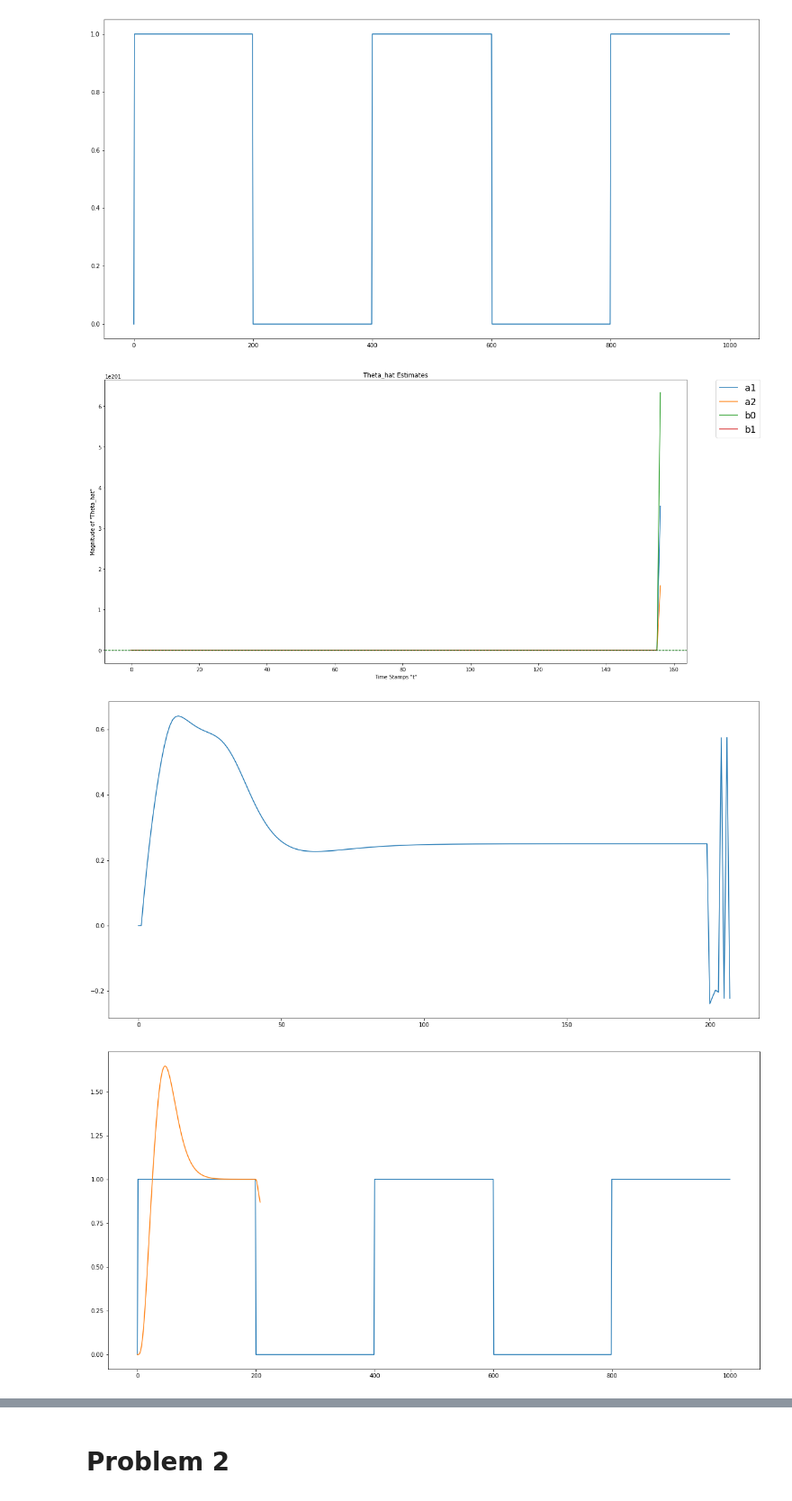
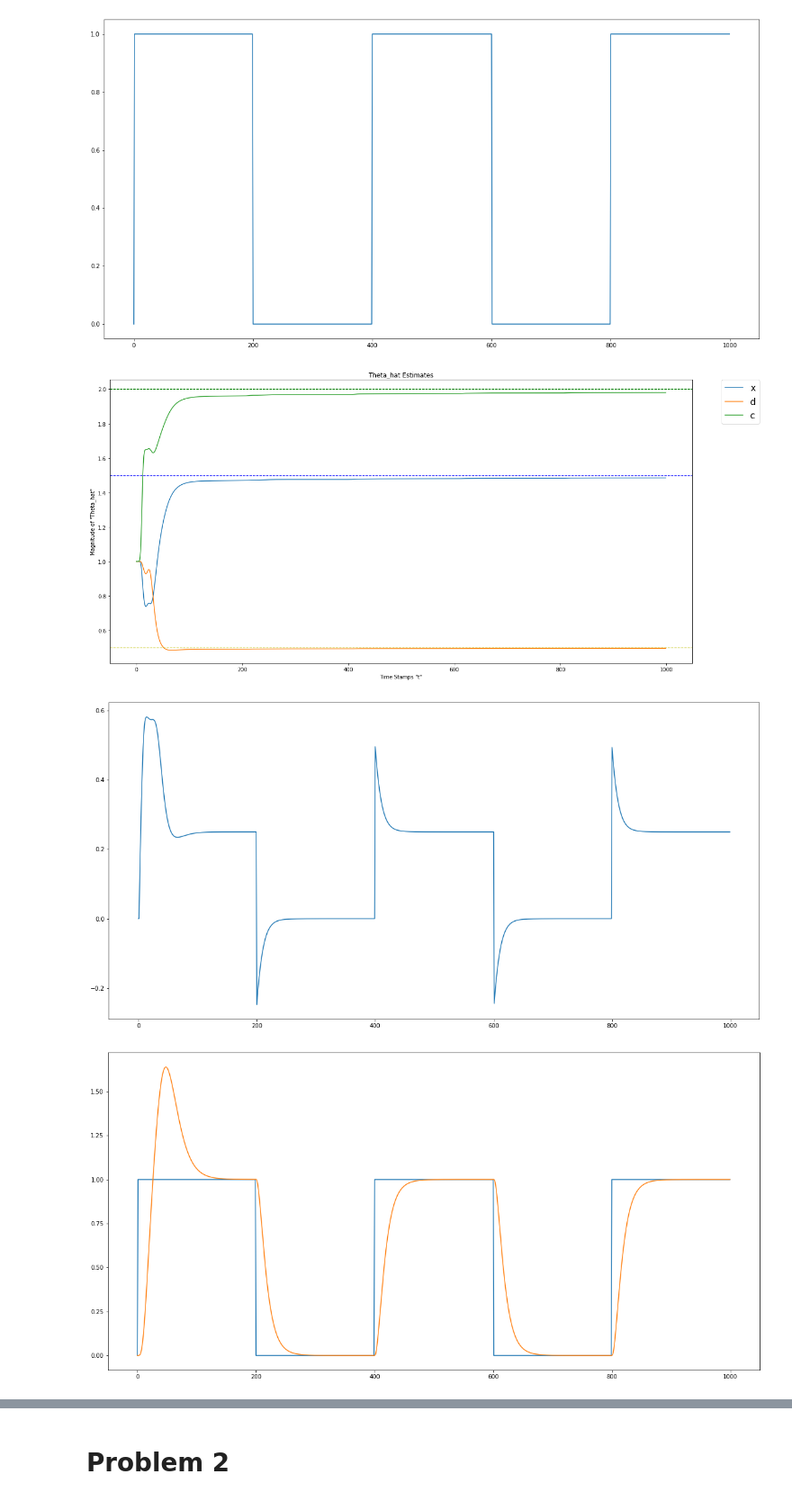
Before and after one commit to cplan082-tech/Adaptive_Control, a Jupyter notebook: assignments/A2/Clive_Plante_hw2.ipynb, the cells around one changed output, grey strips where cells are left out. Shown at 90% size. Drawn from its saved outputs; the diff is of its cells as text; code cells hidden in the pictures.

```diff
--- a/assignments/A2/Clive_Plante_hw2.ipynb
+++ b/assignments/A2/Clive_Plante_hw2.ipynb
@@ -204,14 +204,19 @@ T, q = sp.symbols('T q')
 
 bilinear_T = (2/T)*((1 - q**(-1))/(1 + q**(-1)))
 
+H_fy2 = collect(simplify(expand(((s**2)*H_f).subs(s,bilinear_T))), q)
 H_fy1 = collect(simplify(expand((s*H_f).subs(s,bilinear_T))), q)
 H_fy0 = collect(simplify(expand((H_f).subs(s,bilinear_T))), q)
 H_fu0 = collect(simplify(expand((H_f).subs(s,bilinear_T))), q)
 
+obj_H_fy2 = numden_coeff(H_fy2, q)
 obj_H_fy1 = numden_coeff(H_fy1, q)
 obj_H_fy0 = numden_coeff(H_fy0, q)
 obj_H_fu0 = numden_coeff(H_fu0, q)
 
+
+aH_fy2 = obj_H_fy2.lst_denum_coeff
+bH_fy2 = obj_H_fy2.lst_num_coeff
 aH_fy1 = obj_H_fy1.lst_denum_coeff
 bH_fy1 = obj_H_fy1.lst_num_coeff
 aH_fy0 = obj_H_fy0.lst_denum_coeff
@@ -250,0 +264,6 @@ u0_k = -u0_k_1*aH_fu0[1] - u0_k_2*aH_fu0[2] + u_k*bH_fu0[0] + u_k_1*bH_fu0[1] +
+# %%
+y2_k, y2_k_1, y2_k_2 = sp.symbols('y_{2}(k) y_{2}(k-1) y_{2}(k-2)')
+
+equ = sp.Eq(y2_k, -y2_k_1*aH_fy2[1] - y2_k_2*aH_fy2[2] + y_k*bH_fy2[0] + y_k_1*bH_fy2[1] + y_k_2*bH_fy2[2])
+yk = sp.solve(equ, y_k)[0]
+yk
@@ -340,7 +364,7 @@ obj_G_ = numden_coeff(G_, q)
 aG_ = obj_G_.lst_denum_coeff
 bG_ = obj_G_.lst_num_coeff
 
-yk = -y_k_1*aG_[1] - y_k_2*aG_[2] + u_k*bG_[0] + u_k_1*bG_[1] + u_k_2*bG_[2]
+# yk = -y_k_1*aG_[1] - y_k_2*aG_[2] + u_k*bG_[0] + u_k_1*bG_[1] + u_k_2*bG_[2]
 # %% [markdown]
 Performing a bilinear transformation on $G(s)$ yeilds
 
@@ -372,7 +396,8 @@ uk_ = uk.subs([(T,T_val),(s0, s_0), (s1, s_1), (r1 ,r_1), (a0, a_0_val)])
 y1_k_func = sp.lambdify([y_k, y_k_2, y1_k_1, y1_k_2], y1_k_)
 y0_k_func = sp.lambdify([y_k, y_k_1, y_k_2, y0_k_1, y0_k_2], y0_k_)
 u0_k_func = sp.lambdify([u_k, u_k_1, u_k_2, u0_k_1, u0_k_2], u0_k_)
-yk_func = sp.lambdify([u_k, u_k_1, u_k_2, y_k_1, y_k_2, c, d], yk_)
+# yk_func = sp.lambdify([u_k, u_k_1, u_k_2, y_k_1, y_k_2, c, d], yk_)
+yk_func = sp.lambdify([y2_k, y2_k_1, y2_k_2, y_k_1, y_k_2], yk_)
 uk_func = sp.lambdify([u_k_1, uc_k, uc_k_1, y_k, y_k_1, c, d], uk_)
 # %% [markdown]
 The for the implementation of the design, a sampling period of {{T_val}} ($T =\;${{T_val}}) and an observer polynomial parameter of {{a_0_val}} ($a_0 = \;${{a_0_val}}) will be used. The difference equations for $y_1(kT), y_0(kT), u_0(kT), u(kT)$ and $y(kT)$ become
@@ -416,6 +441,7 @@ theta_hat = [np.array([1]*3).reshape(-1,1) for _ in range(starting_samples)]
 y = [0]*starting_samples
 u = [0]*starting_samples
 
+y2 = [0]*starting_samples
 y1 = [0]*starting_samples
 y0 = [0]*starting_samples
 u0 = [0]*starting_samples
@@ -426,41 +452,47 @@ p = 100*I
 
 for k in range(2,sample_depth):
     phi = np.array([-y1[-1], -y0[-1], u0[-1]]).reshape(-1,1)
 
-    theta_hat.append(theta_hat[-1] + T_val*(p@phi)*(phi.T@theta0 - phi.T@theta_hat[-1]))
-    p = p + T_val*(lam*I - p@phi@phi.T)@p
+#     theta_hat.append(theta_hat[-1] + T_val*(p@phi)*(phi.T@theta0 - phi.T@theta_hat[-1]))
+#     p + T_val*(lam*I - p@phi@phi.T)@p
+
+    y2.append(np.reshape(phi.T@theta0, ()))
 
 #     theta_hat.append(T_val*(p@phi)*(phi.T@theta0 - phi.T@theta_hat[-1]))
 #     p = p + T_val*(lamb*I - p@phi@phi.T)@p
 
 #     K = p@phi@inv(lam + phi.T@p@phi)
 #     theta_hat.append(theta_hat[-1] + K*(phi.T@theta0 - phi.T@theta_hat[-1]))
 #     p = (I - K@phi.T)@p/lam
 
-#     p = inv(inv(p) + phi@phi.T)
-#     K = p@phi
-#     theta_hat.append(theta_hat[-1] + K*(np.reshape(phi.T@theta0, ()) - phi.T@theta_hat[-1]))
+    p = inv(inv(p) + phi@phi.T)
+    K = p@phi
+    theta_hat.append(theta_hat[-1] + K*(np.reshape(phi.T@theta0, ()) - phi.T@theta_hat[-1]))
 
 #     u.append(np.reshape(uk_func(u[k-1], u_c[k], u_c[k-1], phi.T@theta0, y[k-1], theta_hat[-1][2], theta_hat[-1][1]), ()))
 #     y.append(np.reshape(yk_func(u[k], u[k-1], u[k-2], y[k-1], y[k-2], theta_hat[k][2], theta_hat[-1][1]), ()))
 
-    u.append(np.reshape(uk_func(u[k-1], u_c[k], u_c[k-1], y[-1], y[-2], theta_hat[-1][2], theta_hat[-1][1]), ()))
-    y.append(np.reshape(yk_func(u[k], u[k-1], u[k-2], y[-1], y[-2], theta_hat[k][2], theta_hat[-1][1]), ()))
+    y.append(np.reshape(yk_func(y2[k], y2[k-1], y2[k-2], y[k-1], y[k-2]), ()))
+    u.append(np.reshape(uk_func(u[k-1], u_c[k], u_c[k-1], y[k], y[k-1], theta_hat[-1][2], theta_hat[-1][1]), ()))
+
+    if (m.isnan(y[k])):
+        print(k)
+
 
     y1.append(np.reshape(y1_k_func(y[k], y[k-2], y1[k-1], y1[k-2]), ()))
     y0.append(np.reshape(y0_k_func(y[k], y[k-1], y[k-2], y0[k-1], y0[k-2]), ()))
     u0.append(np.reshape(u0_k_func(u[k], u[k-1], u[k-2], u0[k-1], u0[k-2]), ()))
 
 
-df_theta = pd.DataFrame(np.asarray(theta_hat).reshape(-1,4,), columns=['a1', 'a2', 'b0', 'b1'])
+df_theta = pd.DataFrame(np.asarray(theta_hat).reshape(-1,3,), columns=['x', 'd', 'c'])
 theta_hat_ploter(df_theta, theta0, 'Theta_hat Estimates')
 plt.plot(t,u)
 plt.show()
 
 plt.plot(t,u_c)
 plt.plot(t,y)
 plt.show()
 # %% [output]
-[figure, old version]
+[figure, new version]
-[figure, old version]
+[figure, new version]
-[figure, old version]
+[figure, new version]
```
Also changed, not shown: parts of 6 cells of this notebook.
